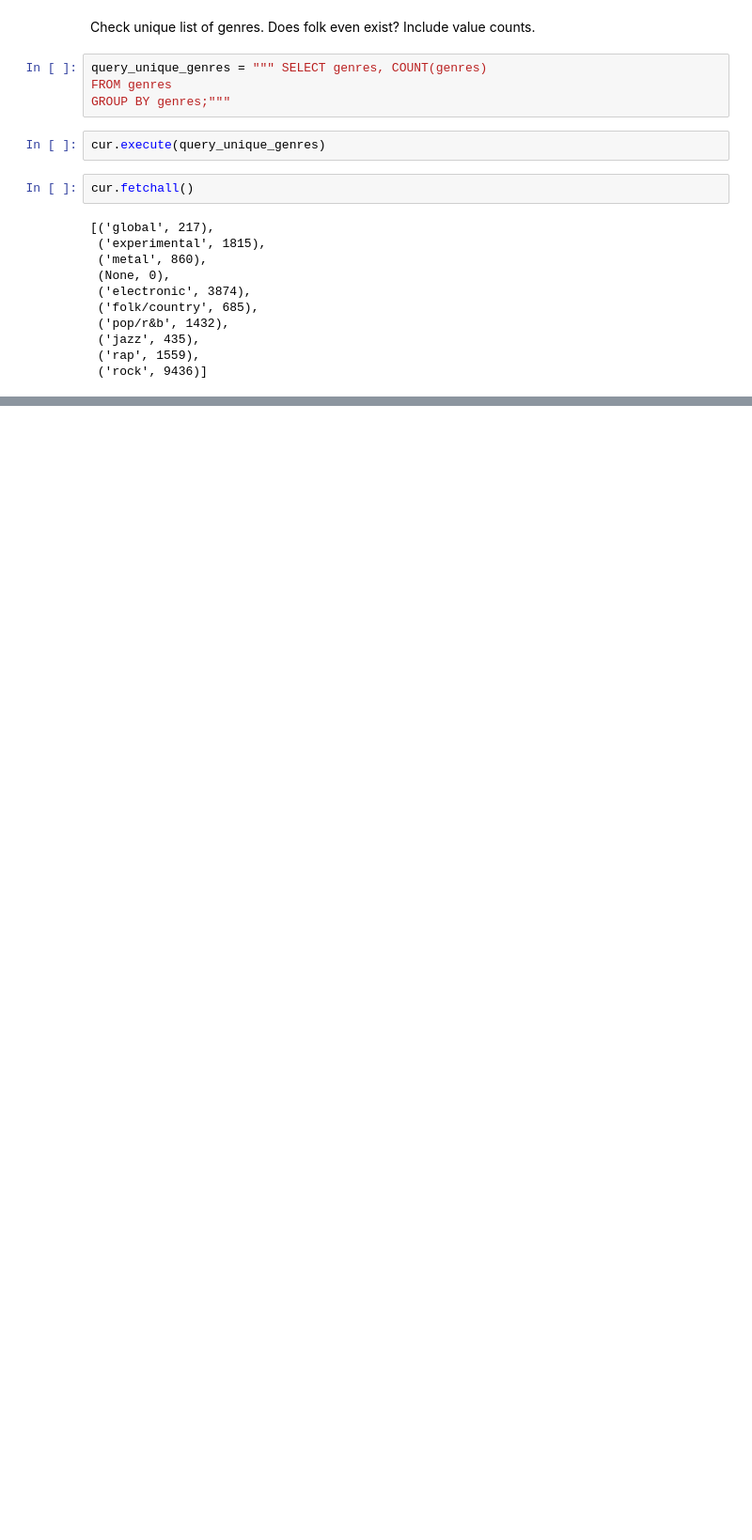
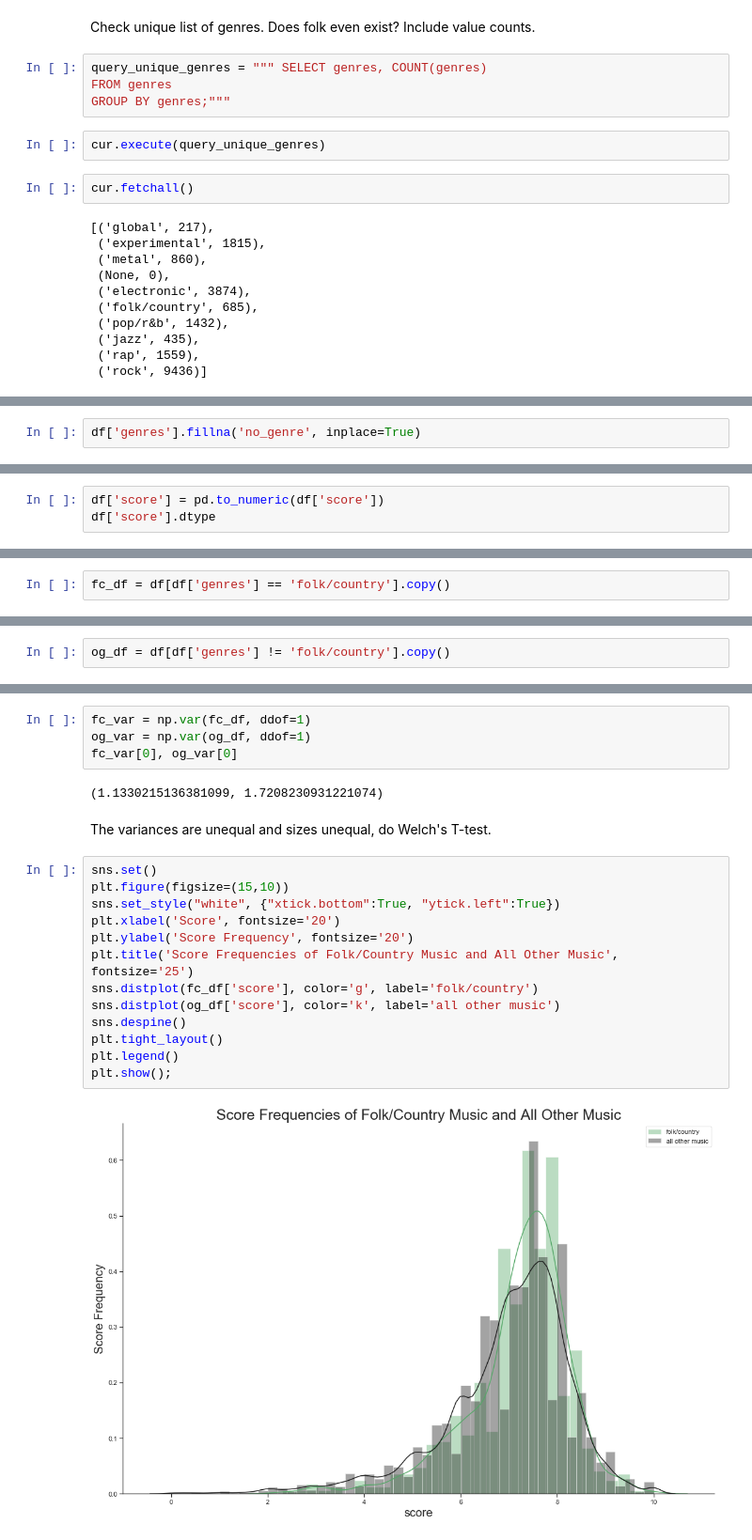
Before and after one commit to tsgreenwood-flatiron-data-science/mod2_final_project, a Jupyter notebook: explore_question2.ipynb, the cells around one changed output, grey strips where cells are left out. Shown: that part at 94% size. Saved outputs shown, nothing was run; the diff lists cells and outputs as text; blank space fills up the shorter version.

Commit message:
Complete hypothesis test of question 2.

```diff
--- a/explore_question2.ipynb
+++ b/explore_question2.ipynb
@@ -59,0 +110,2 @@ cur.fetchall()
+# %%
+df['genres'].fillna('no_genre', inplace=True)
@@ -59,0 +122,3 @@ cur.fetchall()
+# %%
+df['score'] = pd.to_numeric(df['score'])
+df['score'].dtype
@@ -59,0 +129,2 @@ cur.fetchall()
+# %%
+fc_df = df[df['genres'] == 'folk/country'].copy()
@@ -59,0 +143,2 @@ cur.fetchall()
+# %%
+og_df = df[df['genres'] != 'folk/country'].copy()
@@ -59,0 +157,23 @@ cur.fetchall()
+# %%
+fc_var = np.var(fc_df, ddof=1)
+og_var = np.var(og_df, ddof=1)
+fc_var[0], og_var[0]
+# %% [output]
+(1.1330215136381099, 1.7208230931221074)
+# %% [markdown]
+The variances are unequal and sizes unequal, do Welch's T-test.
+# %%
+sns.set()
+plt.figure(figsize=(15,10))
+sns.set_style("white", {"xtick.bottom":True, "ytick.left":True})
+plt.xlabel('Score', fontsize='20')
+plt.ylabel('Score Frequency', fontsize='20')
+plt.title('Score Frequencies of Folk/Country Music and All Other Music', fontsize='25')
+sns.distplot(fc_df['score'], color='g', label='folk/country')
+sns.distplot(og_df['score'], color='k', label='all other music')
+sns.despine()
+plt.tight_layout()
+plt.legend()
+plt.show();
+# %% [output]
+[figure, added]
```
Also changed, not shown: parts of 26 cells of this notebook, 1 other file.
